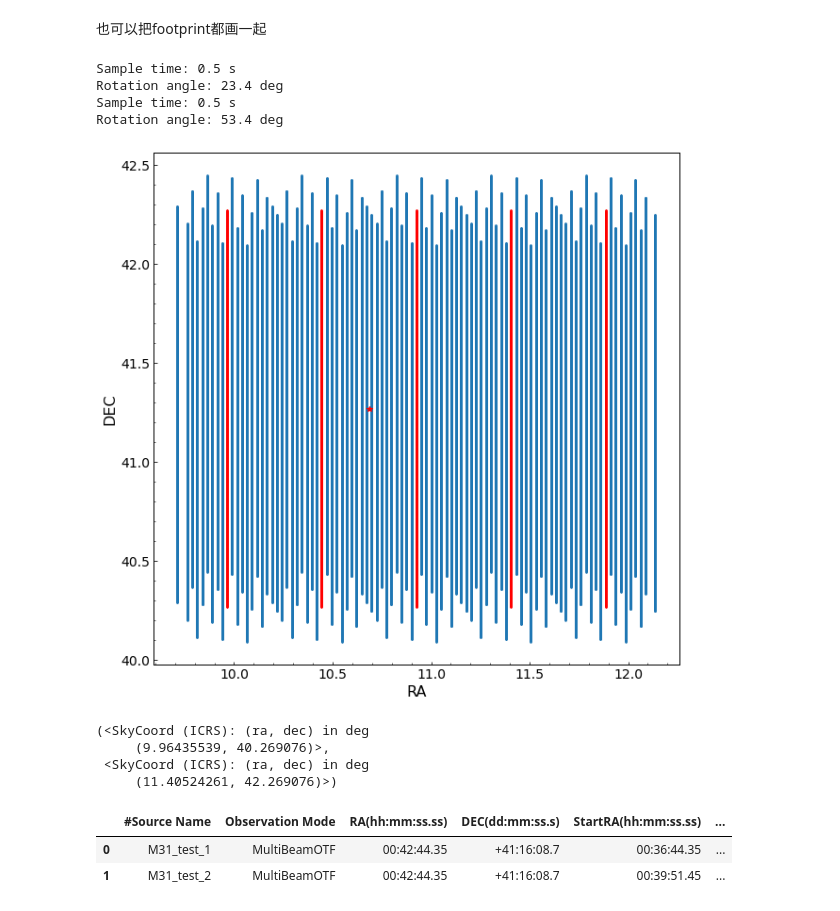
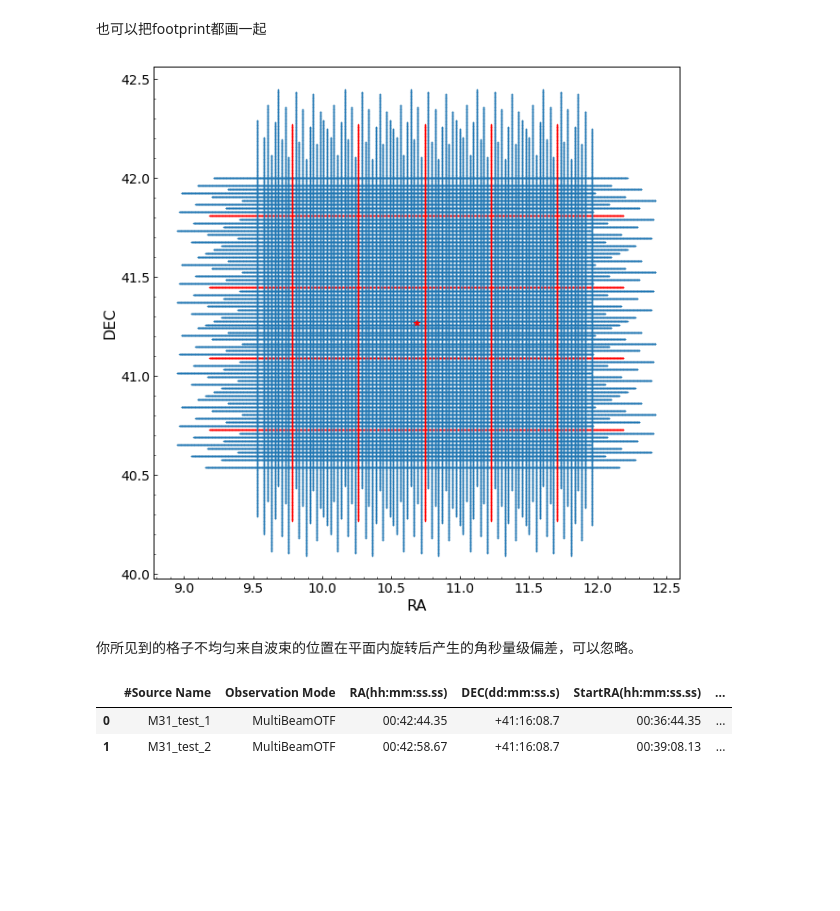
Before and after one commit to StellarXu/obshelper, a Jupyter notebook: doc/Example1_MultibeamOTF.ipynb, the cells around one changed output. Cells and saved outputs as stored; diff of their text form; code cells hidden in the pictures; blank space fills up the shorter version.

Commit message:
fix bug when OTF | scan and check coords

```diff
--- a/doc/Example1_MultibeamOTF.ipynb
+++ b/doc/Example1_MultibeamOTF.ipynb
@@ -122,11 +122,10 @@ np.cos(dec * u.deg)
 $0.75162024 \; \mathrm{}$
 # %%
 # 这里简单的设置RA方向覆盖21.66*3角分，DEC 1*60角分
-otc2 = MultiOTFcalculator(ra, dec, diff_ra = 21.66 * 3 / np.cos(dec * u.deg), diff_dec = 2 * 60, )
+otc2 = MultiOTFcalculator(ra - 21.66/60/2, dec, diff_ra = 21.66 * 3 / np.cos(dec * u.deg), diff_dec = 2 * 60, )
 otc2.get_startend()
 # '|'代表竖扫，21.66角分是多波束旋转的波束间隔，扫描速度15角秒/秒
 otc2.input_OTF_para(direction = '|', scan_gap = 21.66, scan_speed = 15)
-otc2.calculate_time()
 # %% [output]
 MultiBeam OTF, direction:  |
 Scan gap: 21.66 arcmin
@@ -168,43 +168,28 @@ Total times (not include switching 10 min) 0.727 hours
 # %%
 otc = otc1
 fig, ax = plt.subplots(figsize = (10, 10))
-otc.footprints_M01(sample_time = 0.5, )
-otc.footprints_all()
-
-# for j in np.arange(0, 19, 1):
-
-#     c = 'r' if j == 0 else f'C0'
-#     px, py = otc.ra_all[j], otc.dec_all[j]
-#     ax.plot(px, py, '.', c = c, ms = 3, alpha = 1)
-
-otc = otc2
-otc.footprints_M01(sample_time = 0.5, )
-otc.footprints_all()
 
 for j in np.arange(0, 19, 1):
 
     c = 'r' if j == 0 else f'C0'
     px, py = otc.ra_all[j], otc.dec_all[j]
-    ax.plot(px, py, '.', c = c, ms = 3, alpha = 1)
+    ax.plot(px, py, '.', c = c, ms = 1, alpha = 1)
+
+otc = otc2
+
+for j in np.arange(0, 19, 1):
+
+    c = 'r' if j == 0 else f'C0'
+    px, py = otc.ra_all[j], otc.dec_all[j]
+    ax.plot(px, py, '.', c = c, ms = 1, alpha = 1)
 
 ax.set_xlabel('ra')
 ax.set_ylabel('dec')
 
 ax.plot(ra, dec, 'r*')
 line_set(ax, xlabel = 'RA', ylabel = 'DEC', legend=False,
             )
 
 plt.show()
 # %% [output]
-Sample time: 0.5 s
-Rotation angle: 23.4 deg
-Sample time: 0.5 s
-Rotation angle: 53.4 deg
-[figure, old version]
+[figure, new version]
-# %%
-otc2.start, otc2.end
-# %% [output]
-(<SkyCoord (ICRS): (ra, dec) in deg
-     (9.96435539, 40.269076)>,
- <SkyCoord (ICRS): (ra, dec) in deg
-     (11.40524261, 42.269076)>)
@@ -233,0 +196,2 @@ for otc in [otc1, otc2]:
+# %% [markdown]
+你所见到的格子不均匀来自波束的位置在平面内旋转后产生的角秒量级偏差，可以忽略。
@@ -236,7 +223,7 @@ df
 # %% [output]
 |  | #Source Name | Observation Mode | RA(hh:mm:ss.ss) | DEC(dd:mm:ss.s) | StartRA(hh:mm:ss.ss) | ... |
 | 0 | M31_test_1 | MultiBeamOTF | 00:42:44.35 | +41:16:08.7 | 00:36:44.35 | ... |
-| 1 | M31_test_2 | MultiBeamOTF | 00:42:44.35 | +41:16:08.7 | 00:39:51.45 | ... |
+| 1 | M31_test_2 | MultiBeamOTF | 00:42:58.67 | +41:16:08.7 | 00:39:08.13 | ... |
 # %%
 # 保存时不需要最后一列时间列
 df[df.keys()[:-1]].to_csv('./obsfile/M31_test_MultibeamOTF.txt', sep='|', index = False)
```
Also changed, not shown: parts of 5 cells of this notebook, 2 other files.
